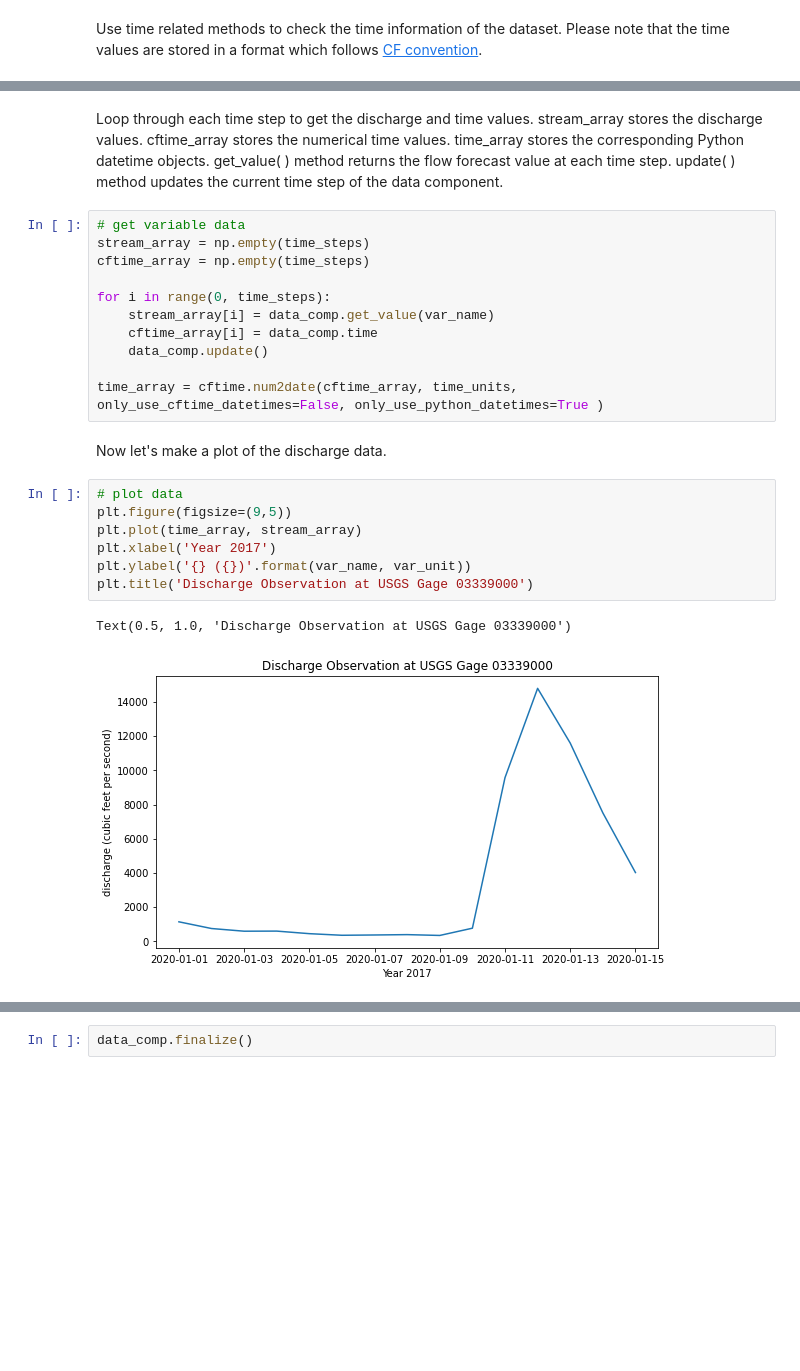
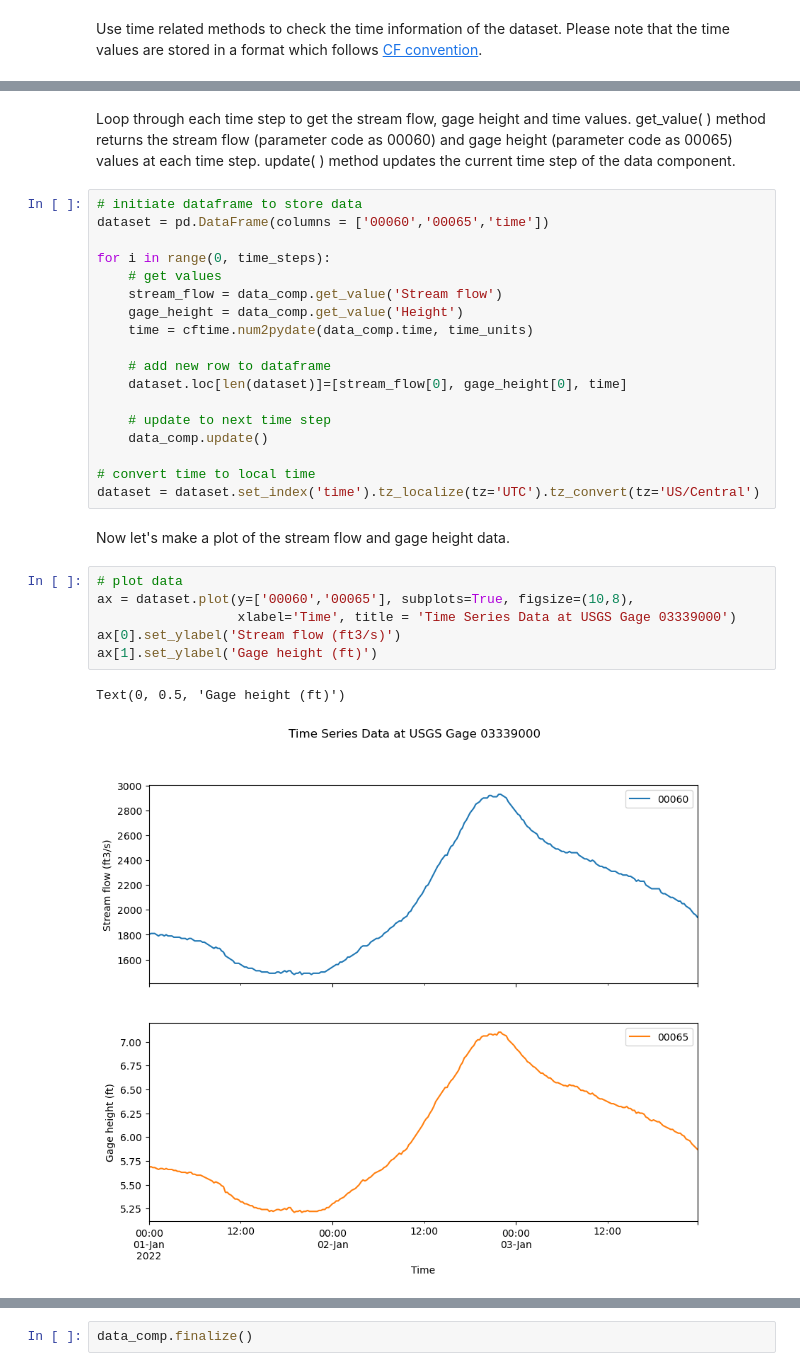
Before and after one commit to gantian127/pymt_nwis, a Jupyter notebook: notebooks/pymt_nwis.ipynb, the cells around one changed output, grey strips where cells are left out. Saved outputs shown, nothing was run; the diff lists cells and outputs as text; blank space fills up the shorter version.

```diff
--- a/notebooks/pymt_nwis.ipynb
+++ b/notebooks/pymt_nwis.ipynb
@@ -68,26 +87,32 @@ time_steps: 15
 # %% [markdown]
-Loop through each time step to get the discharge and time values. stream_array stores the discharge values. cftime_array stores the numerical time values. time_array stores the corresponding Python datetime objects. get_value( ) method returns the flow forecast value at each time step. update( ) method updates the current time step of the data component.
+Loop through each time step to get the stream flow, gage height and time values. get_value( ) method returns the stream flow (parameter code as 00060) and gage height (parameter code as 00065) values at each time step. update( ) method updates the current time step of the data component.
-# %%
-# get variable data
-stream_array = np.empty(time_steps)
-cftime_array = np.empty(time_steps)
-
-for i in range(0, time_steps):
-    stream_array[i] = data_comp.get_value(var_name)
-    cftime_array[i] = data_comp.time
-    data_comp.update()
-
-time_array = cftime.num2date(cftime_array, time_units, only_use_cftime_datetimes=False, only_use_python_datetimes=True )
+# %%
+# initiate dataframe to store data
+dataset = pd.DataFrame(columns = ['00060','00065','time'])
+
+for i in range(0, time_steps):
+    # get values
+    stream_flow = data_comp.get_value('Stream flow')
+    gage_height = data_comp.get_value('Height')
+    time = cftime.num2pydate(data_comp.time, time_units)
+
+    # add new row to dataframe
+    dataset.loc[len(dataset)]=[stream_flow[0], gage_height[0], time]
+
+    # update to next time step
+    data_comp.update()
+
+# convert time to local time
+dataset = dataset.set_index('time').tz_localize(tz='UTC').tz_convert(tz='US/Central')
 # %% [markdown]
-Now let's make a plot of the discharge data.
+Now let's make a plot of the stream flow and gage height data.
 # %%
 # plot data
-plt.figure(figsize=(9,5))
-plt.plot(time_array, stream_array)
-plt.xlabel('Year 2017')
-plt.ylabel('{} ({})'.format(var_name, var_unit))
-plt.title('Discharge Observation at USGS Gage 03339000')
+ax = dataset.plot(y=['00060','00065'], subplots=True, figsize=(10,8),
+                  xlabel='Time', title = 'Time Series Data at USGS Gage 03339000')
+ax[0].set_ylabel('Stream flow (ft3/s)')
+ax[1].set_ylabel('Gage height (ft)')
 # %% [output]
-Text(0.5, 1.0, 'Discharge Observation at USGS Gage 03339000')
+Text(0, 0.5, 'Gage height (ft)')
-[figure, old version]
+[figure, new version]
 # %% [markdown]
```
Also changed, not shown: parts of 13 cells of this notebook, 1 other file.
